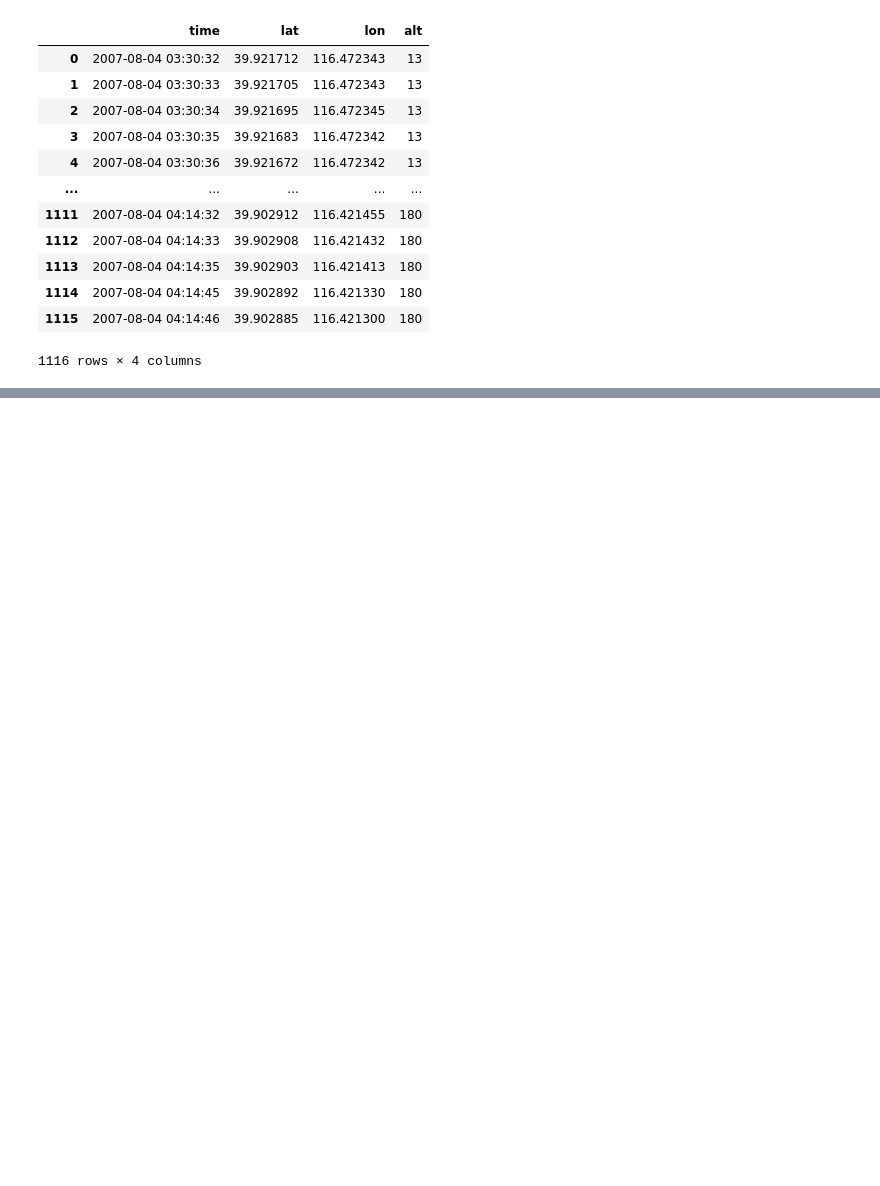
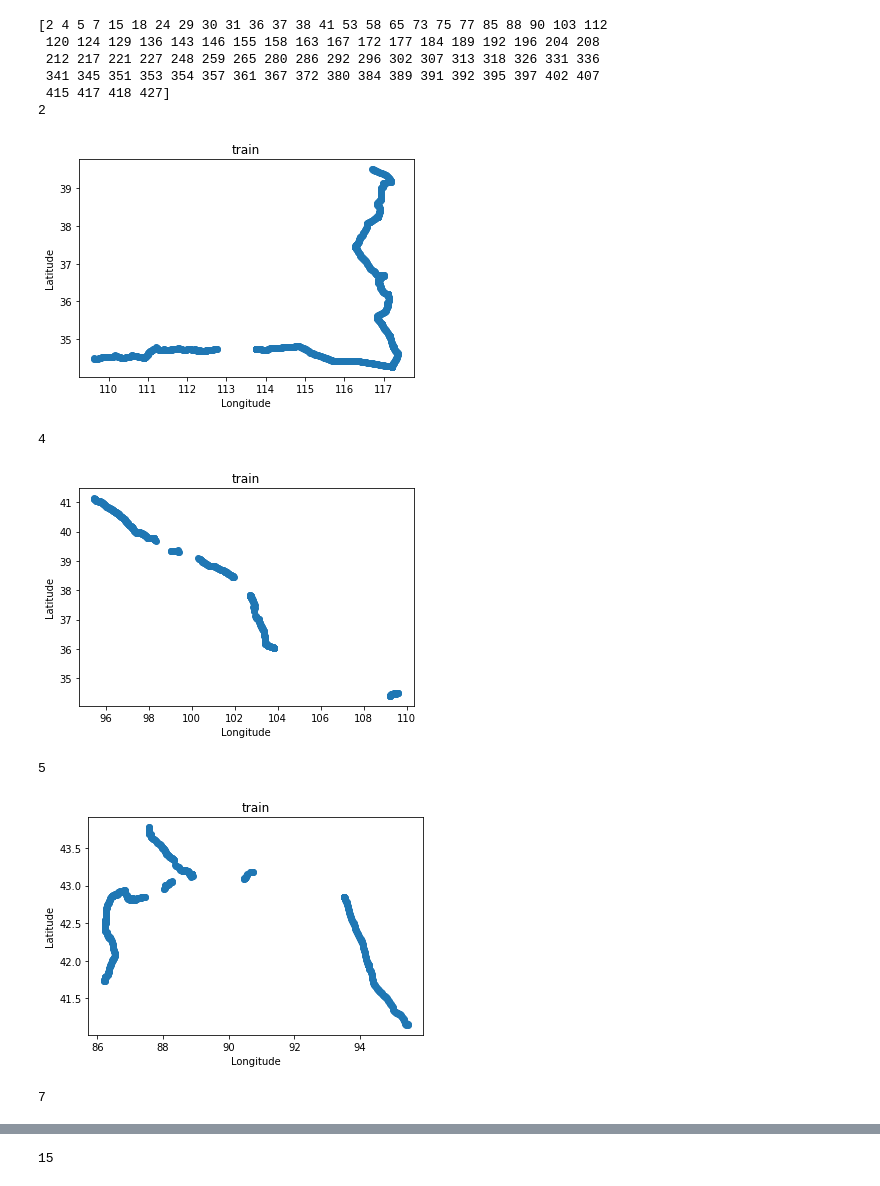
Before and after one commit to gifilipakis/research_Geolife, a Jupyter notebook: Motifs.ipynb, the cells around one changed output, grey strips where cells are left out. Saved outputs shown, nothing was run; the diff lists cells and outputs as text; code cells hidden in the pictures; blank space fills up the shorter version.

Commit message:
Drawing motifs v1

```diff
--- a/Motifs.ipynb
+++ b/Motifs.ipynb
@@ -26,7 +26,7 @@ def read_one_user(n):
                 file_df.rename(inplace=True, columns={'5_6': 'time', 0: 'lat', 1: 'lon', 3: 'alt'})
                 file_df.drop(inplace=True, columns=[2, 4])
                 file_df['identifier'] = index
-                gps_points_df.concat(file_df)
+                gps_points_df = pd.concat([gps_points_df,file_df])
 
     return transport_df,gps_points_df
 
@@ -53,19 +53,29 @@ transport_df,gps_points_df
-# %%
-gps_points_df = pd.read_csv('../Data/010/Trajectory/20070804033032.plt', skiprows=6, header=None,
-                         parse_dates=[[5, 6]], infer_datetime_format=True)
-gps_points_df.rename(inplace=True, columns={'5_6': 'time', 0: 'lat', 1: 'lon', 3: 'alt'})
-gps_points_df.drop(inplace=True, columns=[2, 4])
-# %% [output]
-|  | time | lat | lon | alt |
-| 0 | 2007-08-04 03:30:32 | 39.921712 | 116.472343 | 13 |
-| 1 | 2007-08-04 03:30:33 | 39.921705 | 116.472343 | 13 |
-| 2 | 2007-08-04 03:30:34 | 39.921695 | 116.472345 | 13 |
-| 3 | 2007-08-04 03:30:35 | 39.921683 | 116.472342 | 13 |
-| 4 | 2007-08-04 03:30:36 | 39.921672 | 116.472342 | 13 |
-| ... | ... | ... | ... | ... |
-| 1111 | 2007-08-04 04:14:32 | 39.902912 | 116.421455 | 180 |
-| 1112 | 2007-08-04 04:14:33 | 39.902908 | 116.421432 | 180 |
-| 1113 | 2007-08-04 04:14:35 | 39.902903 | 116.421413 | 180 |
-| 1114 | 2007-08-04 04:14:45 | 39.902892 | 116.421330 | 180 |
-| 1115 | 2007-08-04 04:14:46 | 39.902885 | 116.421300 | 180 |
-1116 rows × 4 columns
+# %%
+import matplotlib.pyplot as plt
+
+def draw_motif(transport_df,gps_points_df):
+    ids = gps_points_df['identifier'].unique()
+    print(ids)
+    for i in ids[:5]:
+        print(i)
+        single_mode_df = gps_points_df[gps_points_df['identifier']==i]
+        plt.scatter(x=single_mode_df['lon'], y=single_mode_df['lat'], edgecolors='face')
+        plt.xlabel('Longitude')
+        plt.ylabel('Latitude')
+        plt.title(transport_df.at[i,'Transportation Mode'])
+        plt.show()
+
+draw_motif(transport_df,gps_points_df)
+# %% [output]
+[2 4 5 7 15 18 24 29 30 31 36 37 38 41 53 58 65 73 75 77 85 88 90 103 112
+ 120 124 129 136 143 146 155 158 163 167 172 177 184 189 192 196 204 208
+ 212 217 221 227 248 259 265 280 286 292 296 302 307 313 318 326 331 336
+ 341 345 351 353 354 357 361 367 372 380 384 389 391 392 395 397 402 407
+ 415 417 418 427]
+2
+[figure, added]
+4
+[figure, added]
+5
+[figure, added]
+7
@@ -71,0 +83 @@ gps_points_df.drop(inplace=True, columns=[2, 4])
+15
```
Also changed, not shown: parts of 2 cells of this notebook.
